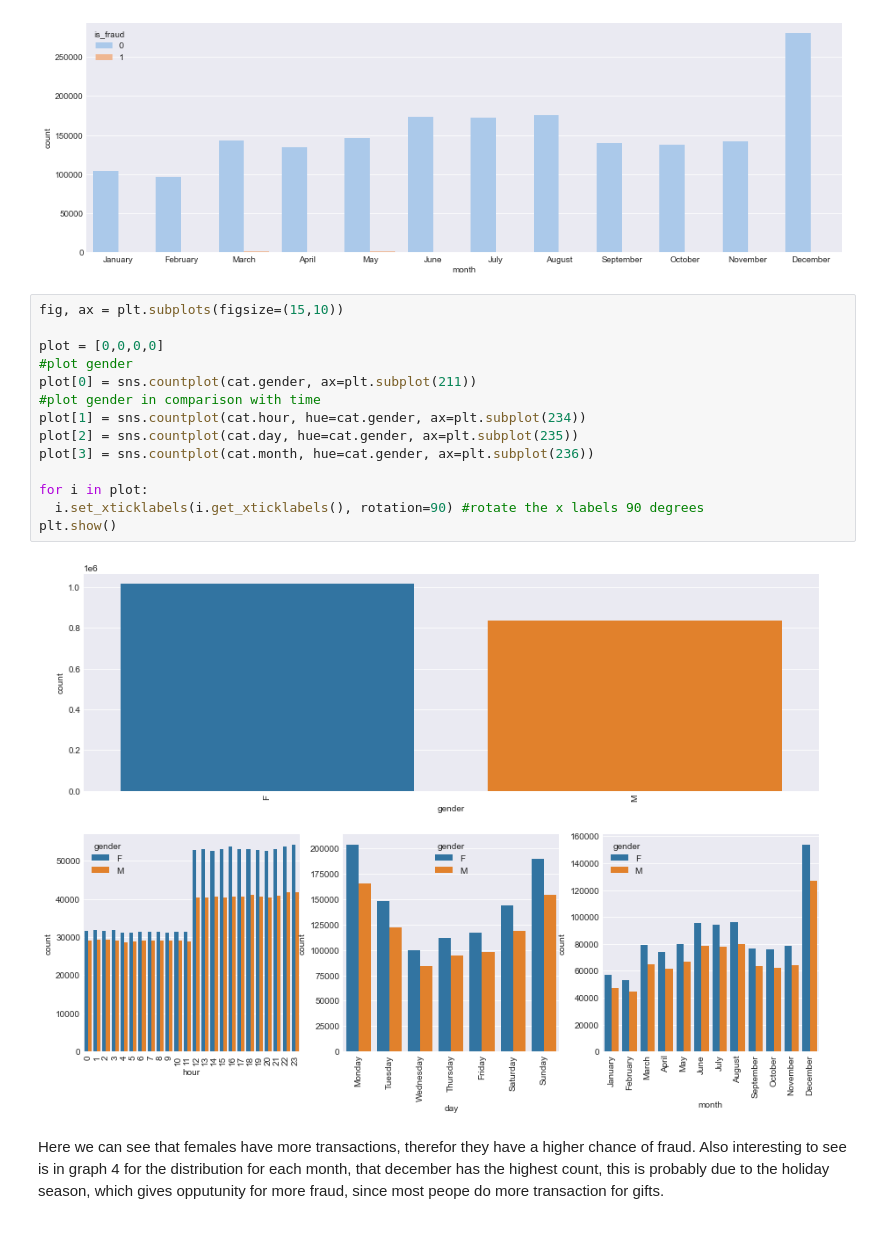
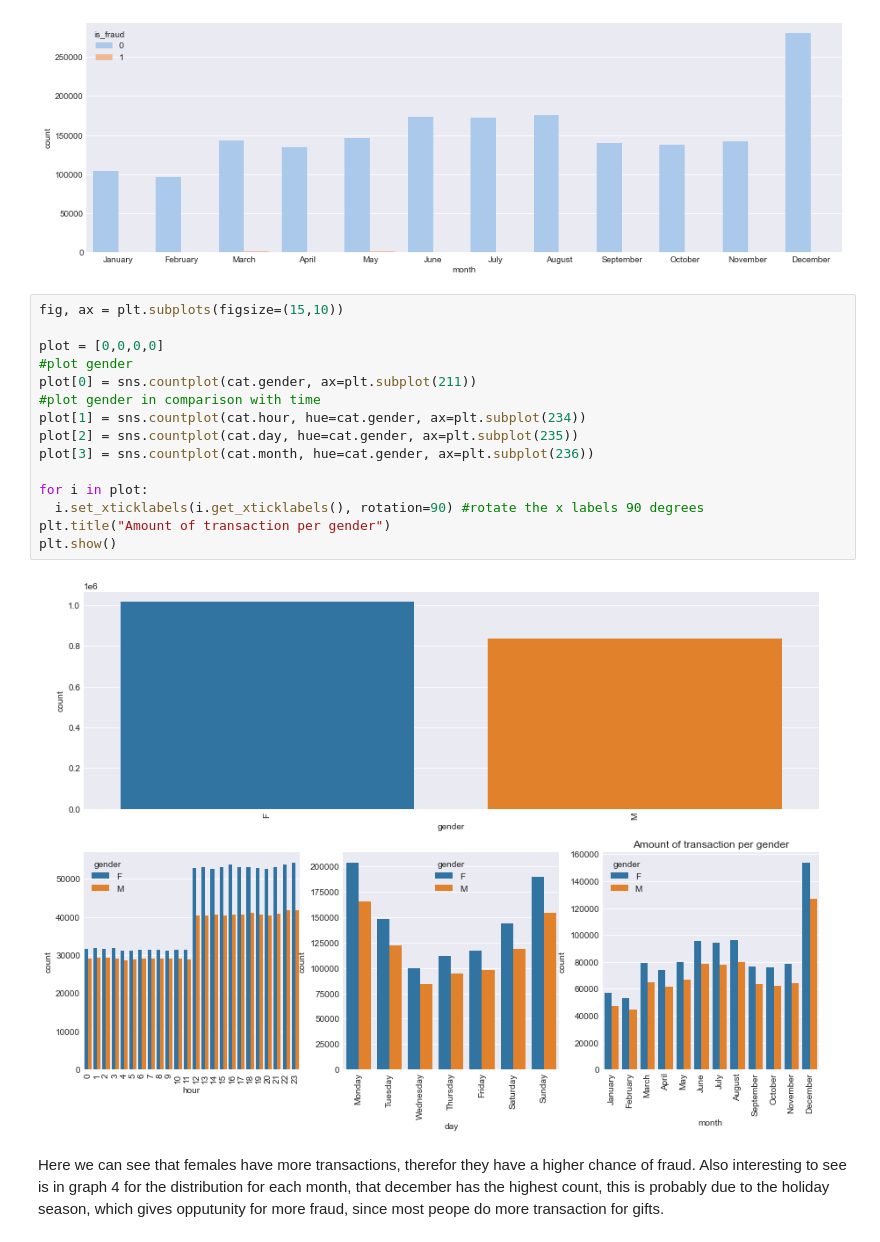
Before and after one commit to AviMegin/AI, a Jupyter notebook: Open program - Credit card fraude - Megin van Herk.ipynb, the cells around one changed output. Drawn from its saved outputs; the diff is of its cells as text.

```diff
--- a/Open program - Credit card fraude - Megin van Herk.ipynb
+++ b/Open program - Credit card fraude - Megin van Herk.ipynb
@@ -461,19 +461,20 @@ sns.countplot(x="month", data=cat,hue="is_fraud",
 # %%
 fig, ax = plt.subplots(figsize=(15,10))
 
 plot = [0,0,0,0]
 #plot gender
 plot[0] = sns.countplot(cat.gender, ax=plt.subplot(211))
 #plot gender in comparison with time
 plot[1] = sns.countplot(cat.hour, hue=cat.gender, ax=plt.subplot(234))
 plot[2] = sns.countplot(cat.day, hue=cat.gender, ax=plt.subplot(235))
 plot[3] = sns.countplot(cat.month, hue=cat.gender, ax=plt.subplot(236))
 
 for i in plot:
   i.set_xticklabels(i.get_xticklabels(), rotation=90) #rotate the x labels 90 degrees
+plt.title("Amount of transaction per gender")
 plt.show()
 # %% [output]
-[figure, old version]
+[figure, new version]
 # %% [markdown]
 Here we can see that females have more transactions, therefor they have a higher chance of fraud.
 Also interesting to see is in graph 4 for the distribution for each month, that december has the highest count, this is probably due to the holiday season, which gives opputunity for more fraud, since most peope do more transaction for gifts.
```
Also changed, not shown: parts of 1 cell of this notebook.
